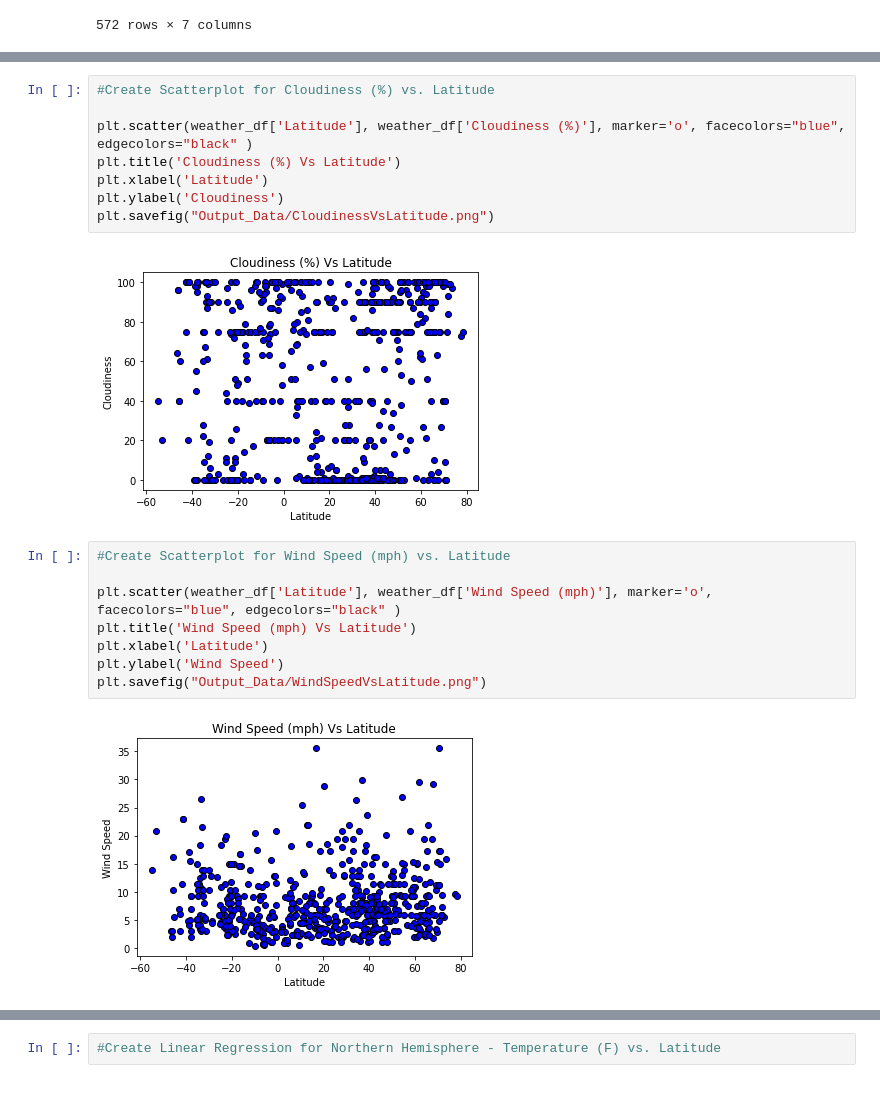
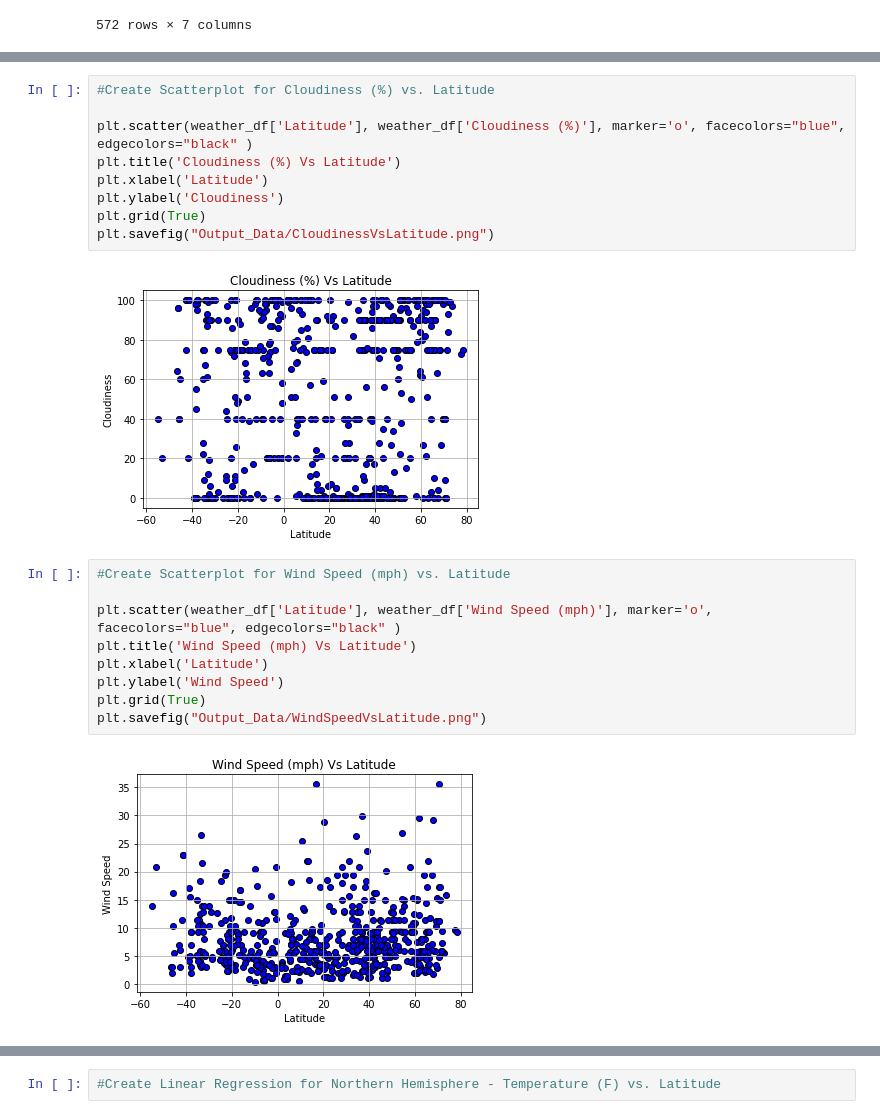
Before and after one commit to sarahheavner/python-api-challenge, a Jupyter notebook: WeatherPy/WeatherPy.ipynb, the cells around one changed output, grey strips where cells are left out. Saved outputs shown, nothing was run; the diff lists cells and outputs as text.

```diff
--- a/WeatherPy/WeatherPy.ipynb
+++ b/WeatherPy/WeatherPy.ipynb
@@ -158,16 +160,18 @@ plt.scatter(weather_df['Latitude'], weather_df['Cloudiness (%)'], marker='o', fa
 plt.title('Cloudiness (%) Vs Latitude')
 plt.xlabel('Latitude')
 plt.ylabel('Cloudiness')
+plt.grid(True)
 plt.savefig("Output_Data/CloudinessVsLatitude.png")
 # %% [output]
-[figure, old version]
+[figure, new version]
 # %%
 #Create Scatterplot for Wind Speed (mph) vs. Latitude
 
 plt.scatter(weather_df['Latitude'], weather_df['Wind Speed (mph)'], marker='o', facecolors="blue", edgecolors="black" )
 plt.title('Wind Speed (mph) Vs Latitude')
 plt.xlabel('Latitude')
 plt.ylabel('Wind Speed')
+plt.grid(True)
 plt.savefig("Output_Data/WindSpeedVsLatitude.png")
 # %% [output]
-[figure, old version]
+[figure, new version]
```
Also changed, not shown: parts of 4 cells of this notebook, 4 other files.
